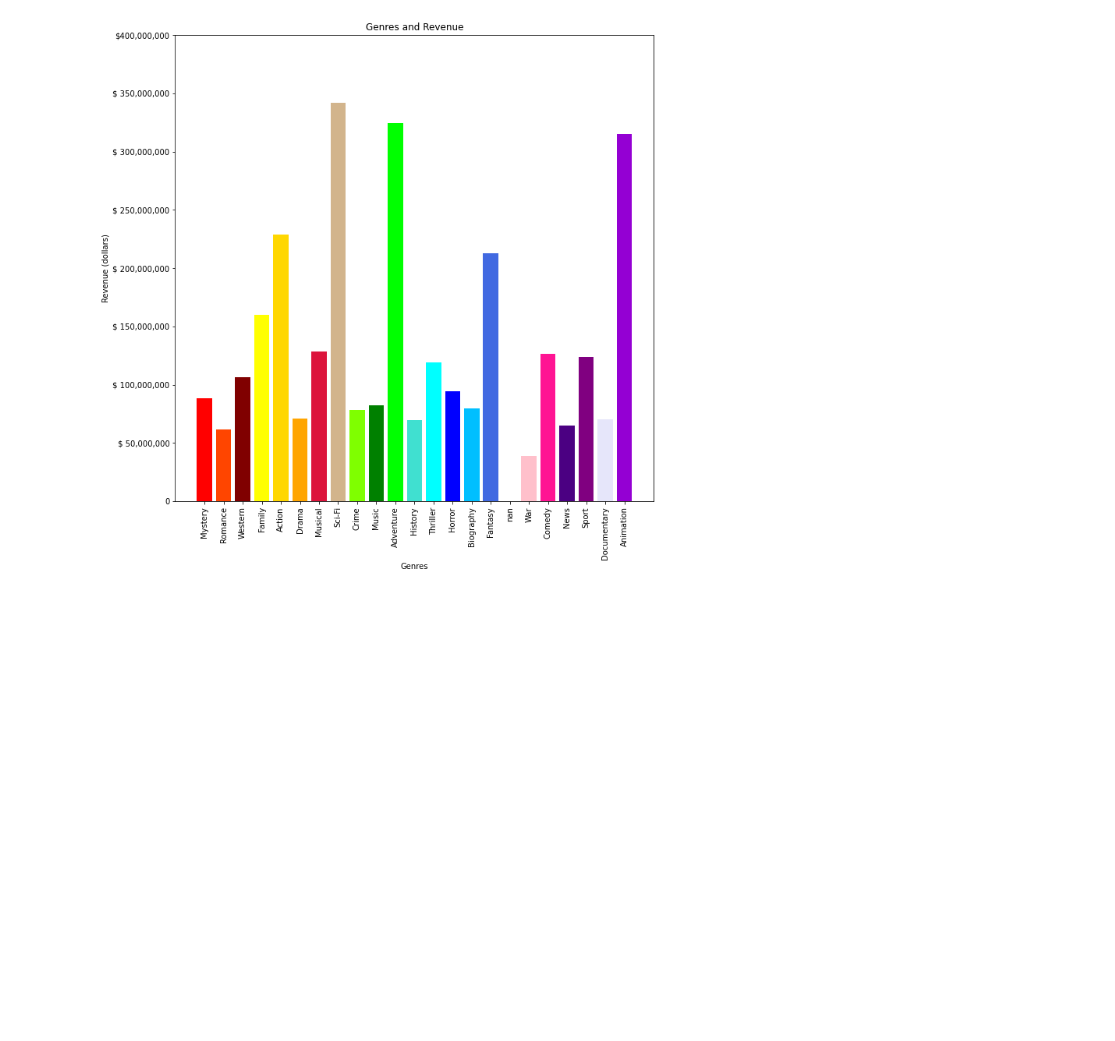
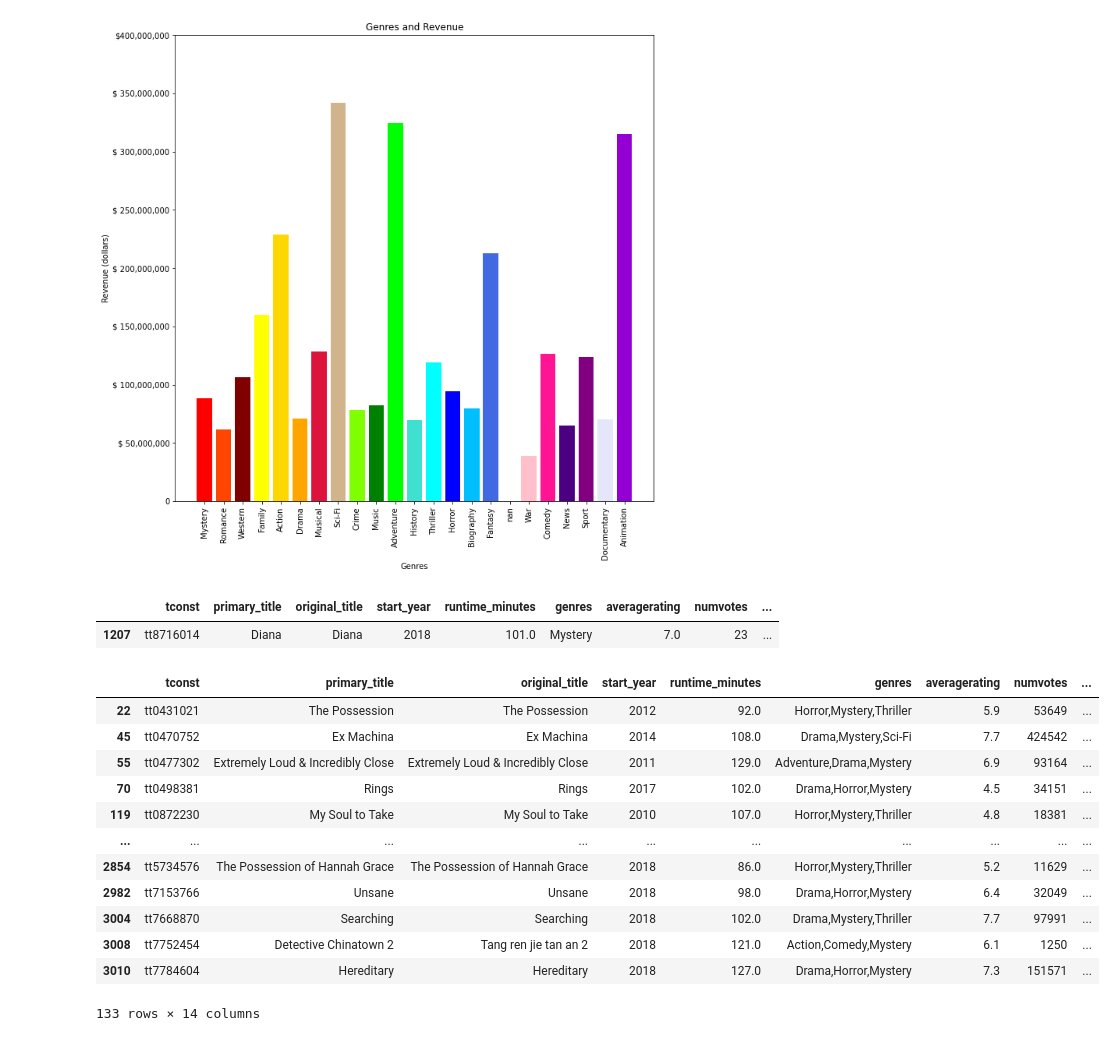
Before and after one commit to raizelistaken/MovieAnalysis, a Jupyter notebook: dsc-phase1-project-template.ipynb, the cells around one changed output. Cells and saved outputs as stored; diff of their text form; code cells hidden in the pictures; blank space fills up the shorter version.

```diff
--- a/dsc-phase1-project-template.ipynb
+++ b/dsc-phase1-project-template.ipynb
@@ -428,3 +428,24 @@ ax.set_xticklabels(genre_gross_dict.keys(), rotation = 'vertical')
 plt.savefig('genre_money')
 # %% [output]
 [figure]
+# %%
+q2.loc[q2['genres'] == 'Mystery']
+# %% [output]
+|  | tconst | primary_title | original_title | start_year | runtime_minutes | genres | averagerating | numvotes | ... |
+| 1207 | tt8716014 | Diana | Diana | 2018 | 101.0 | Mystery | 7.0 | 23 | ... |
+# %%
+q2.loc[q2['genres'].str.contains('Mystery')]
+# %% [output]
+|  | tconst | primary_title | original_title | start_year | runtime_minutes | genres | averagerating | numvotes | ... |
+| 22 | tt0431021 | The Possession | The Possession | 2012 | 92.0 | Horror,Mystery,Thriller | 5.9 | 53649 | ... |
+| 45 | tt0470752 | Ex Machina | Ex Machina | 2014 | 108.0 | Drama,Mystery,Sci-Fi | 7.7 | 424542 | ... |
+| 55 | tt0477302 | Extremely Loud & Incredibly Close | Extremely Loud & Incredibly Close | 2011 | 129.0 | Adventure,Drama,Mystery | 6.9 | 93164 | ... |
+| 70 | tt0498381 | Rings | Rings | 2017 | 102.0 | Drama,Horror,Mystery | 4.5 | 34151 | ... |
+| 119 | tt0872230 | My Soul to Take | My Soul to Take | 2010 | 107.0 | Horror,Mystery,Thriller | 4.8 | 18381 | ... |
+| ... | ... | ... | ... | ... | ... | ... | ... | ... | ... |
+| 2854 | tt5734576 | The Possession of Hannah Grace | The Possession of Hannah Grace | 2018 | 86.0 | Horror,Mystery,Thriller | 5.2 | 11629 | ... |
+| 2982 | tt7153766 | Unsane | Unsane | 2018 | 98.0 | Drama,Horror,Mystery | 6.4 | 32049 | ... |
+| 3004 | tt7668870 | Searching | Searching | 2018 | 102.0 | Drama,Mystery,Thriller | 7.7 | 97991 | ... |
+| 3008 | tt7752454 | Detective Chinatown 2 | Tang ren jie tan an 2 | 2018 | 121.0 | Action,Comedy,Mystery | 6.1 | 1250 | ... |
+| 3010 | tt7784604 | Hereditary | Hereditary | 2018 | 127.0 | Drama,Horror,Mystery | 7.3 | 151571 | ... |
+133 rows × 14 columns
```
Also changed, not shown: parts of 10 cells of this notebook, 1 other file.
